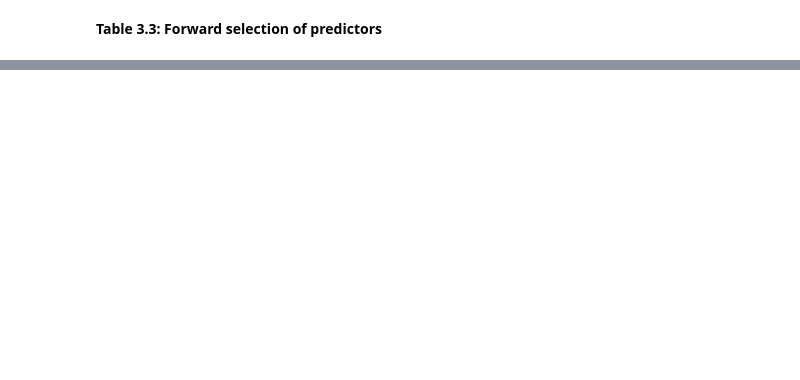
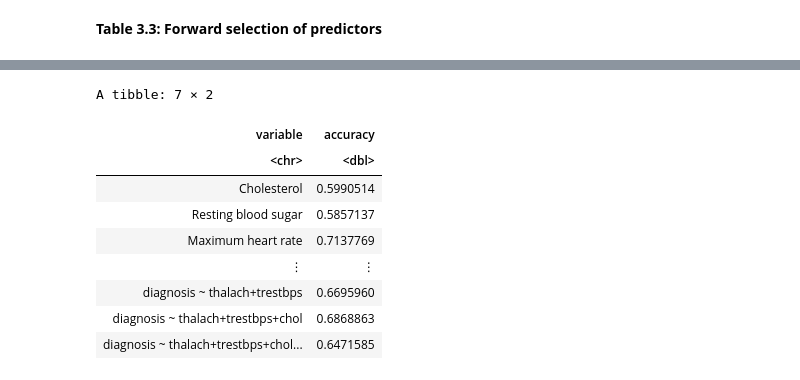
Before and after one commit to BeesKneezz/dsci_100_2023_group_7, a Jupyter notebook: data_analysis.ipynb, the cells around one changed output, grey strips where cells are left out. Drawn from its saved outputs; the diff is of its cells as text; code cells hidden in the pictures; blank space fills up the shorter version.

```diff
--- a/data_analysis.ipynb
+++ b/data_analysis.ipynb
@@ -521,0 +522,27 @@ A tibble: 4 × 3
+# %%
+chol <- mutate(metrics_chol2, variable = "Cholesterol") |>
+    rename(accuracy = mean) |>
+    select(variable, accuracy)
+trest <- mutate(metrics_trestbps2, variable = "Resting blood sugar") |>
+    rename(accuracy = mean) |>
+    select(variable, accuracy)
+thal <- mutate(metrics_thalach2, variable = "Maximum heart rate") |>
+    rename(accuracy = mean) |>
+    select(variable, accuracy)
+acc <- mutate(accuracies, variable = model_string) |>
+    select(variable, accuracy)
+
+all_accuracies <- rbind(chol, trest, thal, acc)
+
+all_accuracies
+# %% [output]
+A tibble: 7 × 2
+| variable | accuracy |
+| <chr> | <dbl> |
+| Cholesterol | 0.5990514 |
+| Resting blood sugar | 0.5857137 |
+| Maximum heart rate | 0.7137769 |
+| ⋮ | ⋮ |
+| diagnosis ~ thalach+trestbps | 0.6695960 |
+| diagnosis ~ thalach+trestbps+chol | 0.6868863 |
+| diagnosis ~ thalach+trestbps+chol... | 0.6471585 |
```
Also changed, not shown: parts of 6 cells of this notebook.
